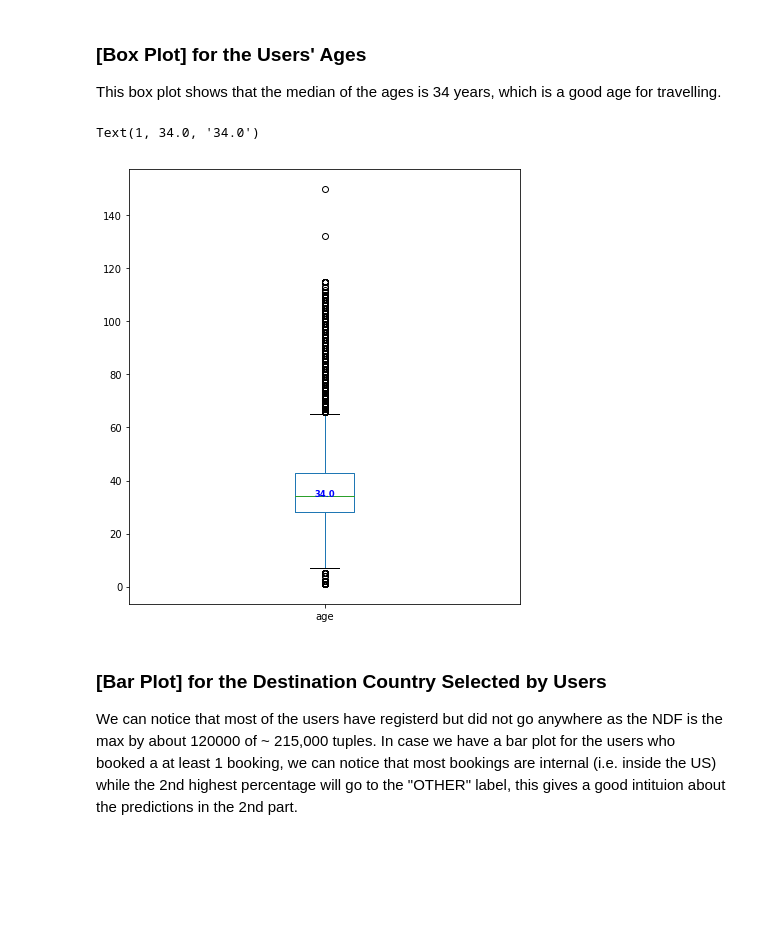
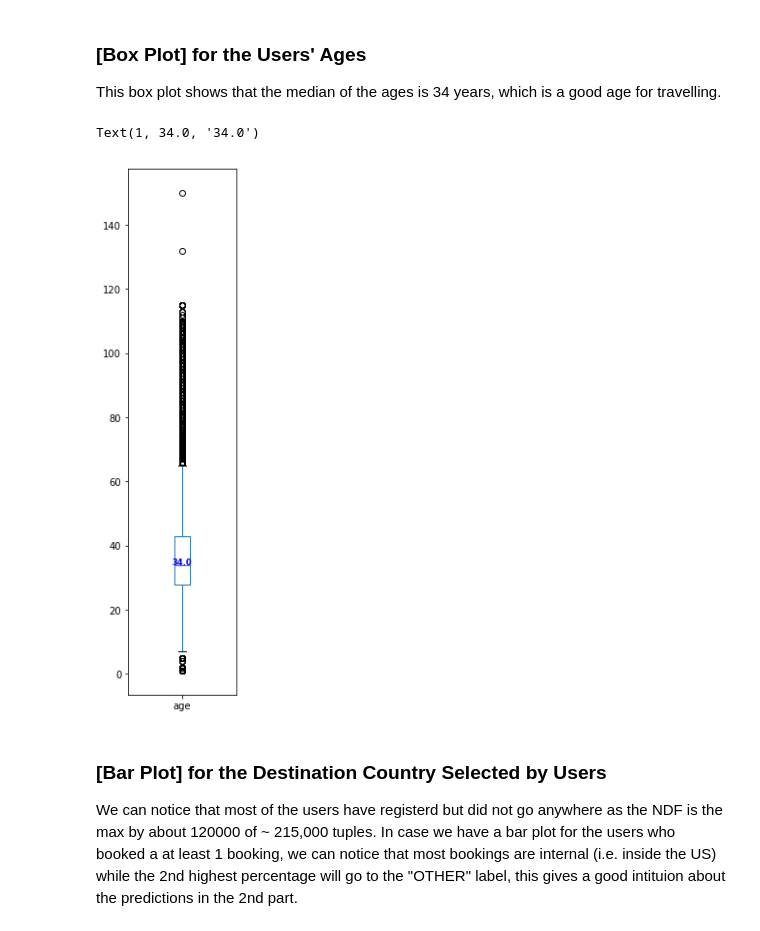
Before and after one commit to FNSY96/Airbnb-New-User-Bookings, a Jupyter notebook: Eventum_Task.ipynb, the cells around one changed output. Cells and saved outputs as stored; diff of their text form; code cells hidden in the pictures; blank space fills up the shorter version.

```diff
--- a/Eventum_Task.ipynb
+++ b/Eventum_Task.ipynb
@@ -237,11 +209,11 @@ ax = train[train[att] == 'en'][att].value_counts().plot.bar(edgecolor='black', f
 This box plot shows that the median of the ages is 34 years, which is a good age for travelling.
 # %%
 df = train['age']
-ax = df.plot(kind='box', figsize=(7,8))
+ax = df.plot(kind='box', figsize=(2,10))
 ax.text(1, df.median(), df.median(), horizontalalignment='center', size='small', color='b', weight='bold')
 # %% [output]
 Text(1, 34.0, '34.0')
-[figure, old version]
+[figure, new version]
 # %% [markdown]
 ### [Bar Plot] for the Destination Country Selected by Users
 We can notice that most of the users have registerd but did not go anywhere as the NDF is the max by about 120000 of ~ 215,000 tuples.
```
Also changed, not shown: parts of 25 cells of this notebook.
